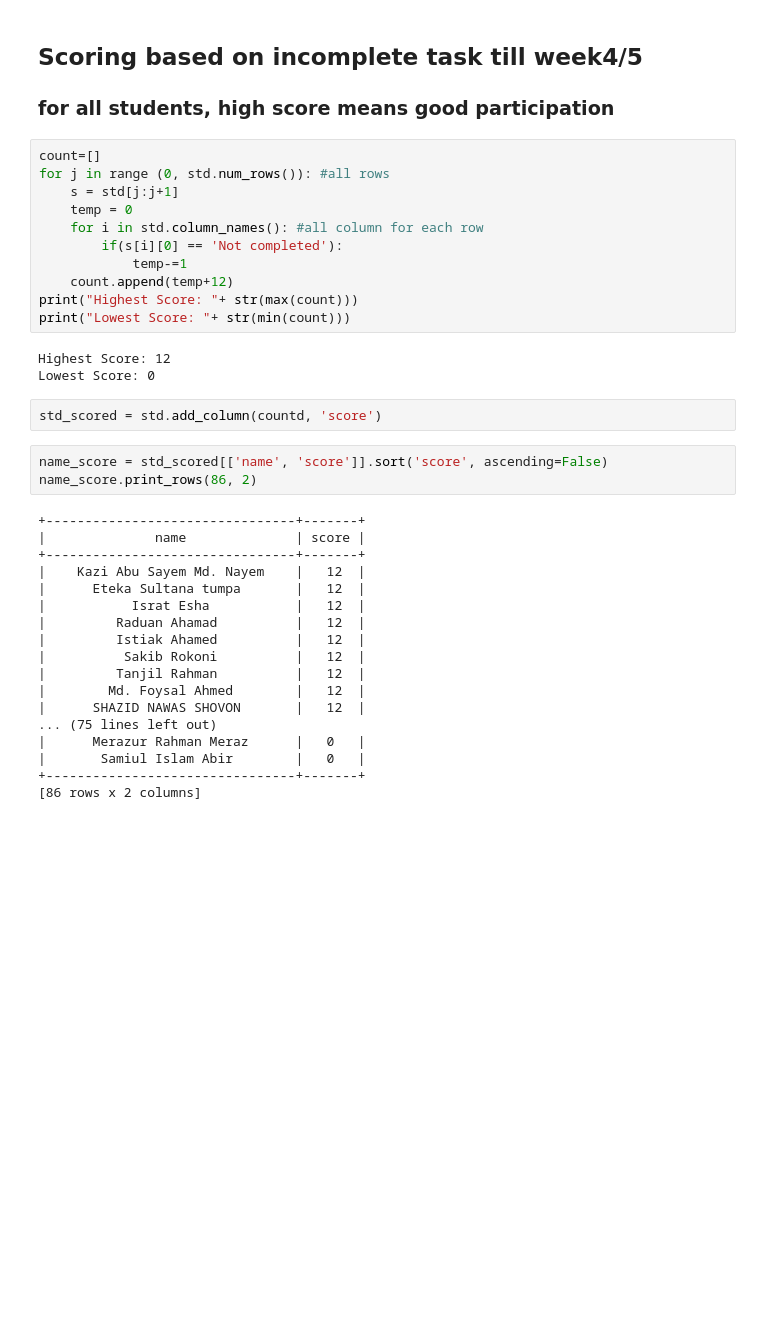
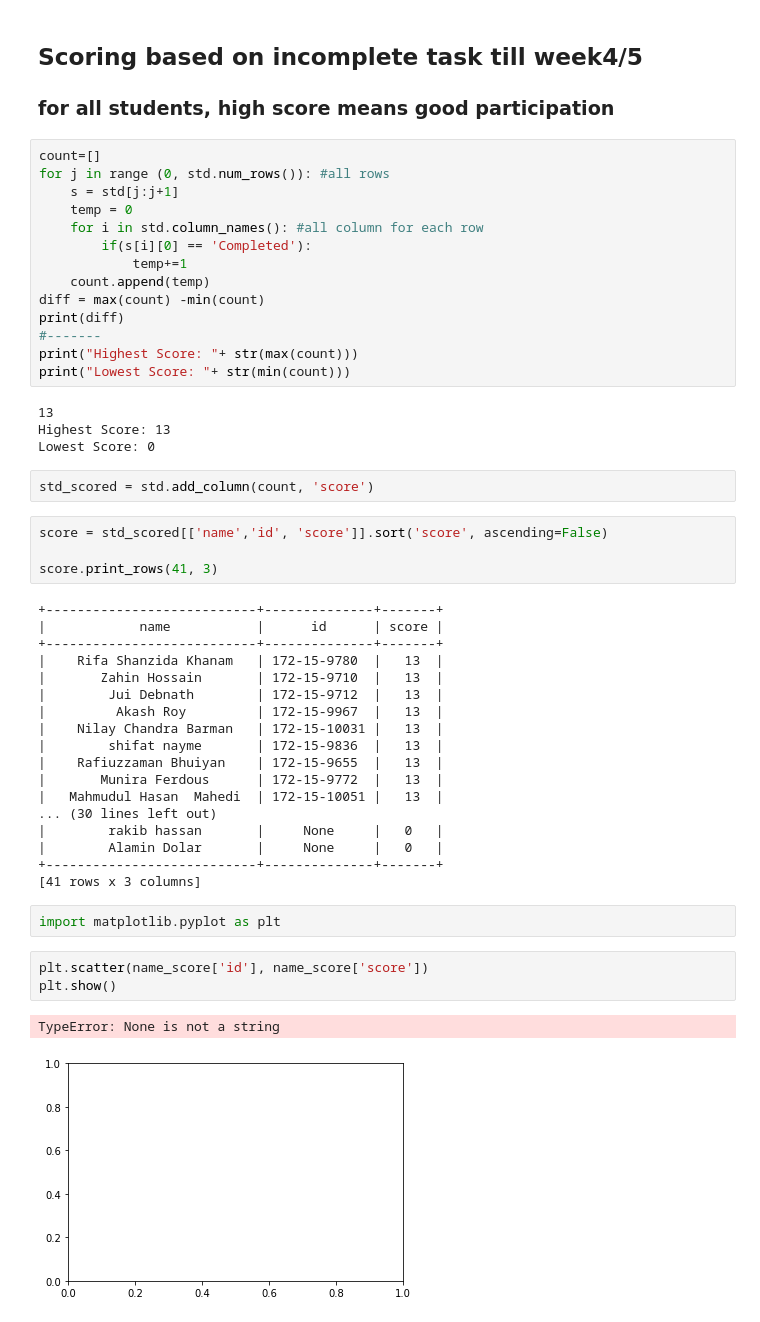
Before and after one commit to subrotonpi/wasted-time, a Jupyter notebook: Student Analysis SNP.ipynb, the cells around one changed output. Saved outputs shown, nothing was run; the diff lists cells and outputs as text; blank space fills up the shorter version.

```diff
--- a/Student Analysis SNP.ipynb
+++ b/Student Analysis SNP.ipynb
@@ -54,34 +70,47 @@ for j in range (0, std.num_rows()): #all rows
     s = std[j:j+1]
     temp = 0
     for i in std.column_names(): #all column for each row
-        if(s[i][0] == 'Not completed'):
-            temp-=1
-    count.append(temp+12)
+        if(s[i][0] == 'Completed'):
+            temp+=1
+    count.append(temp)
+diff = max(count) -min(count)
+print(diff)
+#-------
 print("Highest Score: "+ str(max(count)))
 print("Lowest Score: "+ str(min(count)))
 # %% [output]
-Highest Score: 12
+13
+Highest Score: 13
 Lowest Score: 0
 # %%
-std_scored = std.add_column(countd, 'score')
+std_scored = std.add_column(count, 'score')
 # %%
-name_score = std_scored[['name', 'score']].sort('score', ascending=False)
-name_score.print_rows(86, 2)
+score = std_scored[['name','id', 'score']].sort('score', ascending=False)
+
+score.print_rows(41, 3)
 # %% [output]
-+--------------------------------+-------+
-|              name              | score |
-+--------------------------------+-------+
-|    Kazi Abu Sayem Md. Nayem    |   12  |
-|      Eteka Sultana tumpa       |   12  |
-|           Israt Esha           |   12  |
-|         Raduan Ahamad          |   12  |
-|         Istiak Ahamed          |   12  |
-|          Sakib Rokoni          |   12  |
-|         Tanjil Rahman          |   12  |
-|        Md. Foysal Ahmed        |   12  |
-|      SHAZID NAWAS SHOVON       |   12  |
-... (75 lines left out)
-|      Merazur Rahman Meraz      |   0   |
-|       Samiul Islam Abir        |   0   |
-+--------------------------------+-------+
-[86 rows x 2 columns]
++---------------------------+--------------+-------+
+|            name           |      id      | score |
++---------------------------+--------------+-------+
+|    Rifa Shanzida Khanam   | 172-15-9780  |   13  |
+|       Zahin Hossain       | 172-15-9710  |   13  |
+|        Jui Debnath        | 172-15-9712  |   13  |
+|         Akash Roy         | 172-15-9967  |   13  |
+|    Nilay Chandra Barman   | 172-15-10031 |   13  |
+|        shifat nayme       | 172-15-9836  |   13  |
+|    Rafiuzzaman Bhuiyan    | 172-15-9655  |   13  |
+|       Munira Ferdous      | 172-15-9772  |   13  |
+|   Mahmudul Hasan  Mahedi  | 172-15-10051 |   13  |
+... (30 lines left out)
+|        rakib hassan       |     None     |   0   |
+|        Alamin Dolar       |     None     |   0   |
++---------------------------+--------------+-------+
+[41 rows x 3 columns]
+# %%
+import matplotlib.pyplot as plt
+# %%
+plt.scatter(name_score['id'], name_score['score'])
+plt.show()
+# %% [output]
+TypeError: None is not a string
+[figure, added]
```
Also changed, not shown: parts of 4 cells of this notebook, 4 other files.
